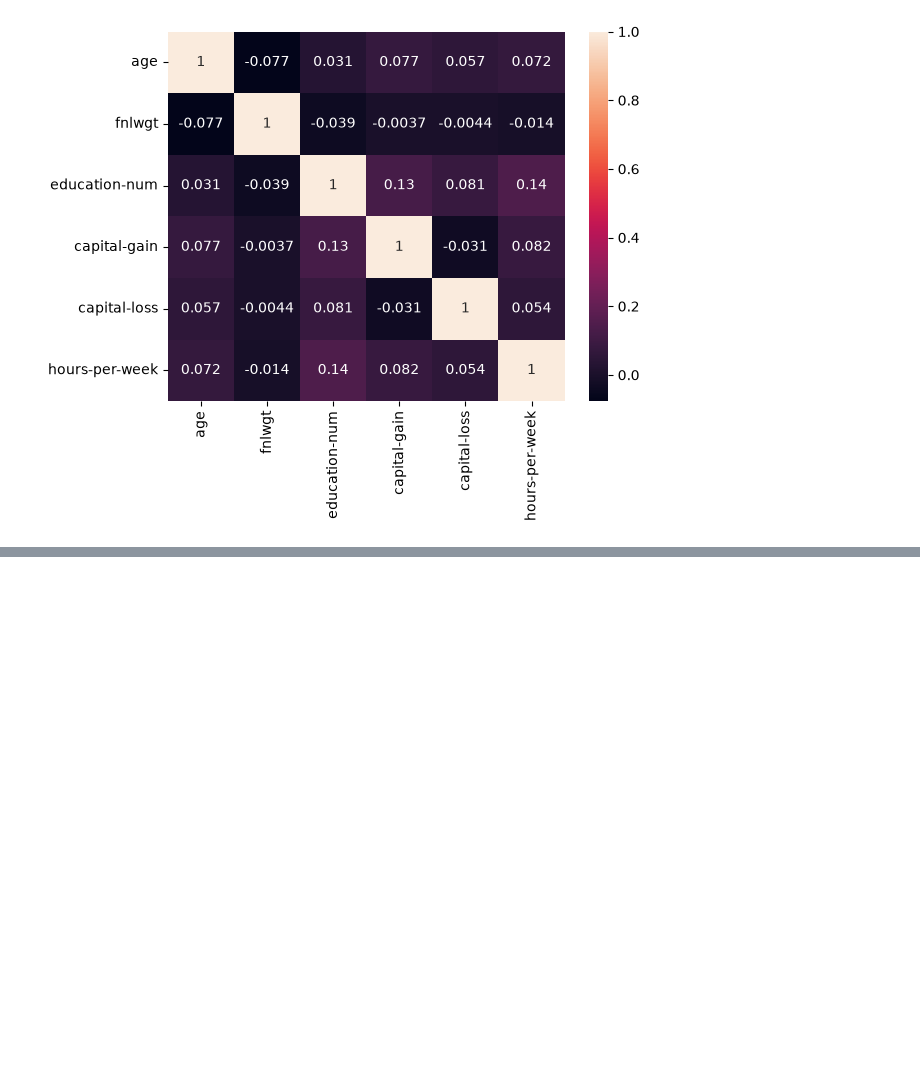
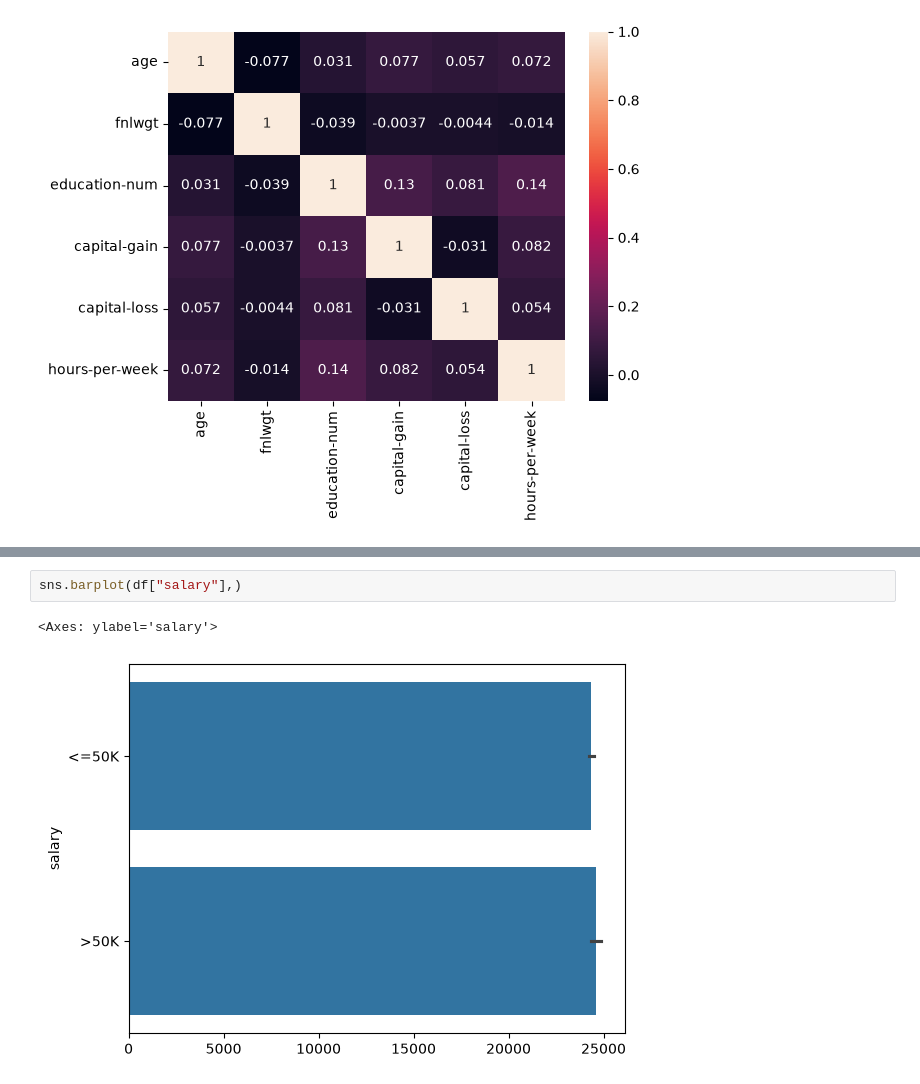
Before and after one commit to Ragim-Xtha/Core-Data-Science, a Jupyter notebook: basic-data-analysis/analysis8/adult_income_analysis.ipynb, the cells around one changed output, grey strips where cells are left out. Saved outputs shown, nothing was run; the diff lists cells and outputs as text; blank space fills up the shorter version.

Commit message:
Visualizing salary and occupation

```diff
--- a/basic-data-analysis/analysis8/adult_income_analysis.ipynb
+++ b/basic-data-analysis/analysis8/adult_income_analysis.ipynb
@@ -208,0 +218,5 @@ sns.heatmap(df.select_dtypes(include="number").corr(), annot=True)
+# %%
+sns.barplot(df["salary"],)
+# %% [output]
+<Axes: ylabel='salary'>
+[figure, added]
```
Also changed, not shown: parts of 2 cells of this notebook.
